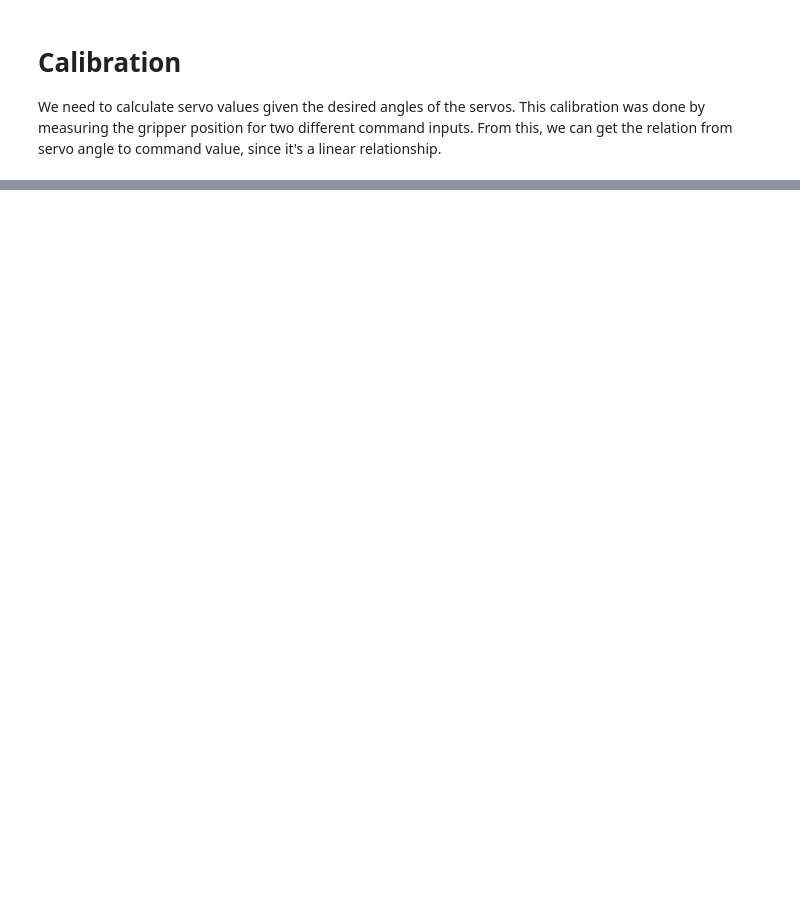
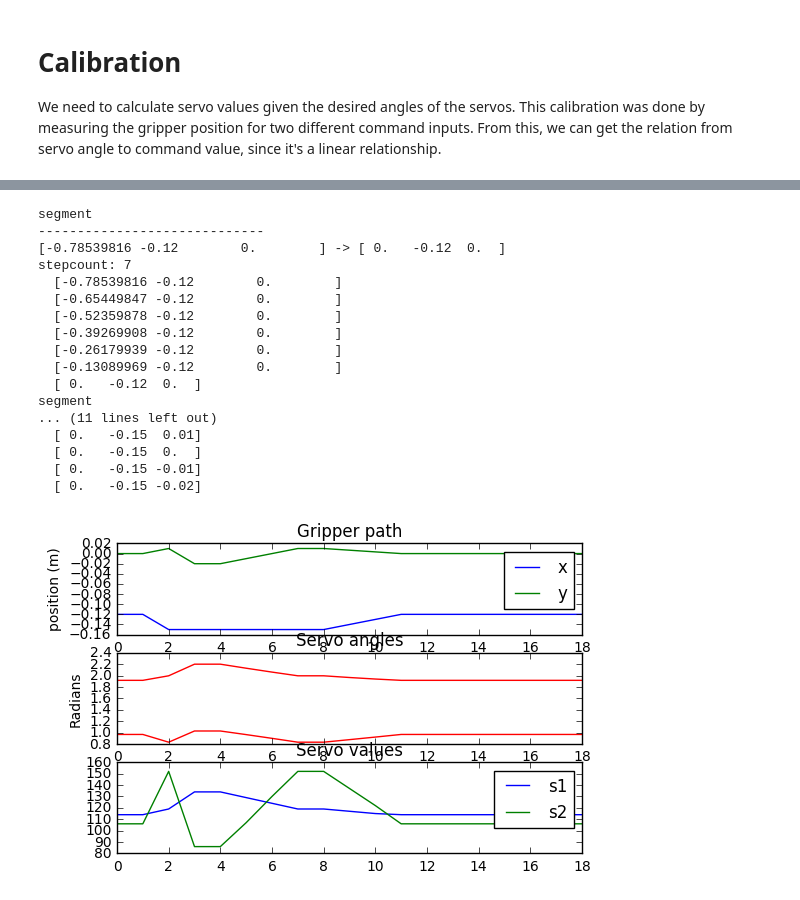
Before and after one commit to justbuchanan/eezybotarm-mk2-software, a Jupyter notebook: arm.ipynb, the cells around one changed output, grey strips where cells are left out. Saved outputs shown, nothing was run; the diff lists cells and outputs as text; code cells hidden in the pictures; blank space fills up the shorter version.

```diff
--- a/arm.ipynb
+++ b/arm.ipynb
@@ -27,0 +19,32 @@ draw_calibration_curve()
+# %%
+from motion_path import *
+
+waypoints = [
+    np.array([-pi/4, -0.12, 0.0]),
+    np.array([0, -0.12, 0.0]),
+    np.array([0, -0.15, 0.01]),
+    np.array([0, -0.15, -0.02]),
+]
+
+path = path_from_waypoints(waypoints, 100)
+
+plot_path(waypoints + list(reversed(path)))
+# %% [output]
+segment
+-----------------------------
+[-0.78539816 -0.12        0.        ] -> [ 0.   -0.12  0.  ]
+stepcount: 7
+  [-0.78539816 -0.12        0.        ]
+  [-0.65449847 -0.12        0.        ]
+  [-0.52359878 -0.12        0.        ]
+  [-0.39269908 -0.12        0.        ]
+  [-0.26179939 -0.12        0.        ]
+  [-0.13089969 -0.12        0.        ]
+  [ 0.   -0.12  0.  ]
+segment
+... (11 lines left out)
+  [ 0.   -0.15  0.01]
+  [ 0.   -0.15  0.  ]
+  [ 0.   -0.15 -0.01]
+  [ 0.   -0.15 -0.02]
+[figure, added]
```
Also changed, not shown: parts of 2 cells of this notebook, 4 other files.
